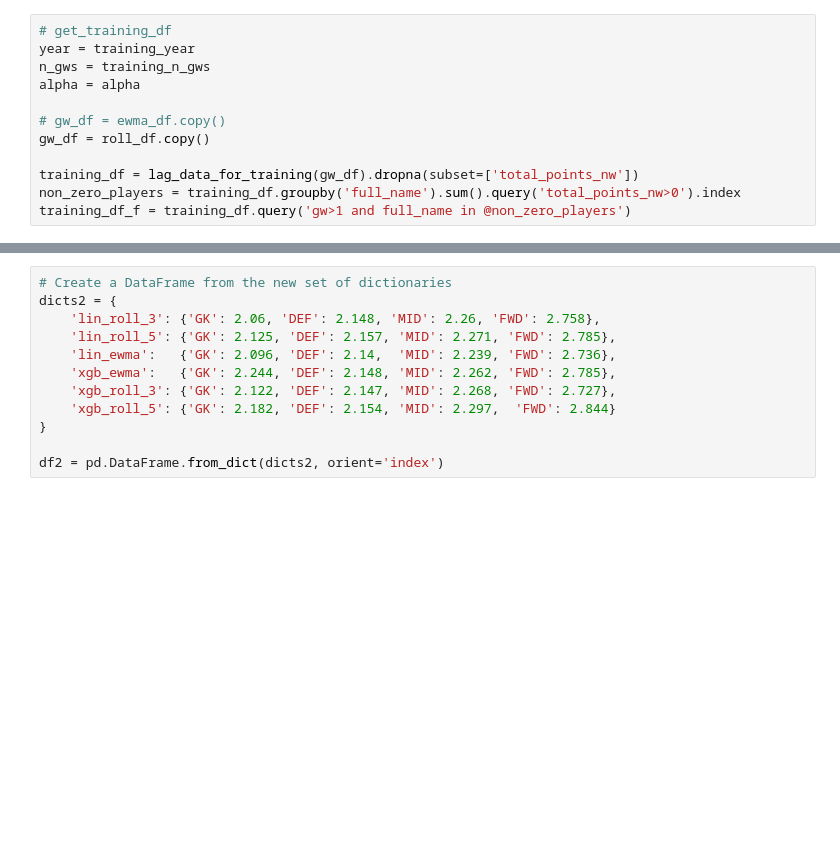
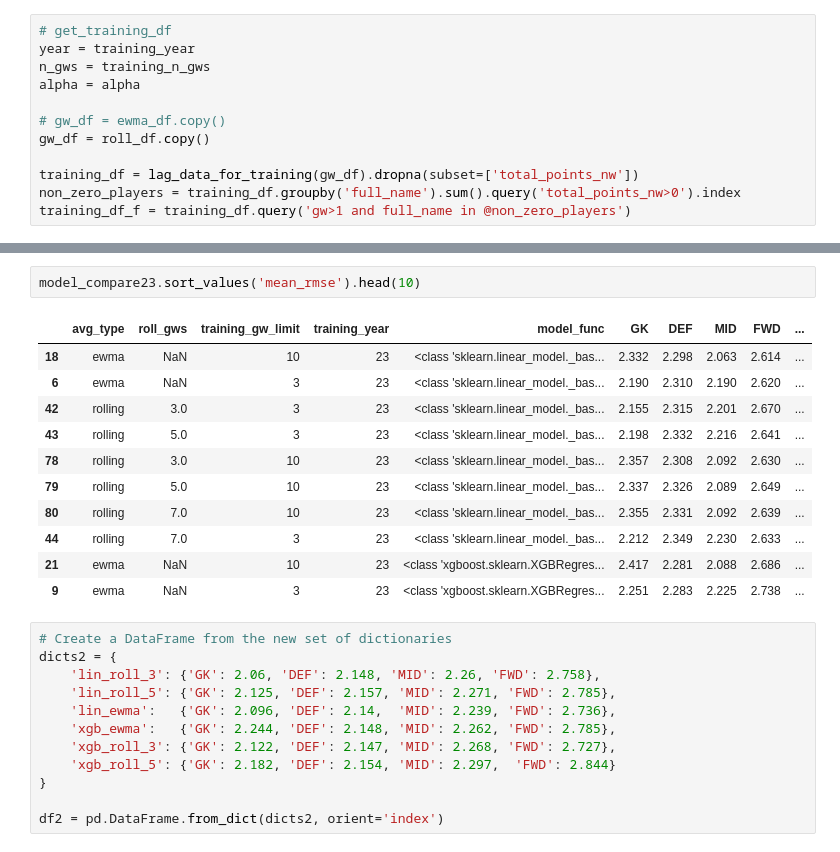
Before and after one commit to doug-ellis/draft_fpl_2526, a Jupyter notebook: transfer/testing_rolling.ipynb, the cells around one changed output, grey strips where cells are left out. Cells and saved outputs as stored; diff of their text form; blank space fills up the shorter version.

```diff
--- a/transfer/testing_rolling.ipynb
+++ b/transfer/testing_rolling.ipynb
@@ -123,3 +241,17 @@ test_model(training_df_f, features, model)
+# %%
+model_compare23.sort_values('mean_rmse').head(10)
+# %% [output]
+|  | avg_type | roll_gws | training_gw_limit | training_year | model_func | GK | DEF | MID | FWD | ... |
+| 18 | ewma | NaN | 10 | 23 | <class 'sklearn.linear_model._bas... | 2.332 | 2.298 | 2.063 | 2.614 | ... |
+| 6 | ewma | NaN | 3 | 23 | <class 'sklearn.linear_model._bas... | 2.190 | 2.310 | 2.190 | 2.620 | ... |
+| 42 | rolling | 3.0 | 3 | 23 | <class 'sklearn.linear_model._bas... | 2.155 | 2.315 | 2.201 | 2.670 | ... |
+| 43 | rolling | 5.0 | 3 | 23 | <class 'sklearn.linear_model._bas... | 2.198 | 2.332 | 2.216 | 2.641 | ... |
+| 78 | rolling | 3.0 | 10 | 23 | <class 'sklearn.linear_model._bas... | 2.357 | 2.308 | 2.092 | 2.630 | ... |
+| 79 | rolling | 5.0 | 10 | 23 | <class 'sklearn.linear_model._bas... | 2.337 | 2.326 | 2.089 | 2.649 | ... |
+| 80 | rolling | 7.0 | 10 | 23 | <class 'sklearn.linear_model._bas... | 2.355 | 2.331 | 2.092 | 2.639 | ... |
+| 44 | rolling | 7.0 | 3 | 23 | <class 'sklearn.linear_model._bas... | 2.212 | 2.349 | 2.230 | 2.633 | ... |
+| 21 | ewma | NaN | 10 | 23 | <class 'xgboost.sklearn.XGBRegres... | 2.417 | 2.281 | 2.088 | 2.686 | ... |
+| 9 | ewma | NaN | 3 | 23 | <class 'xgboost.sklearn.XGBRegres... | 2.251 | 2.283 | 2.225 | 2.738 | ... |
 # %%
 # Create a DataFrame from the new set of dictionaries
 dicts2 = {
```
Also changed, not shown: parts of 12 cells of this notebook, 1 other file.
